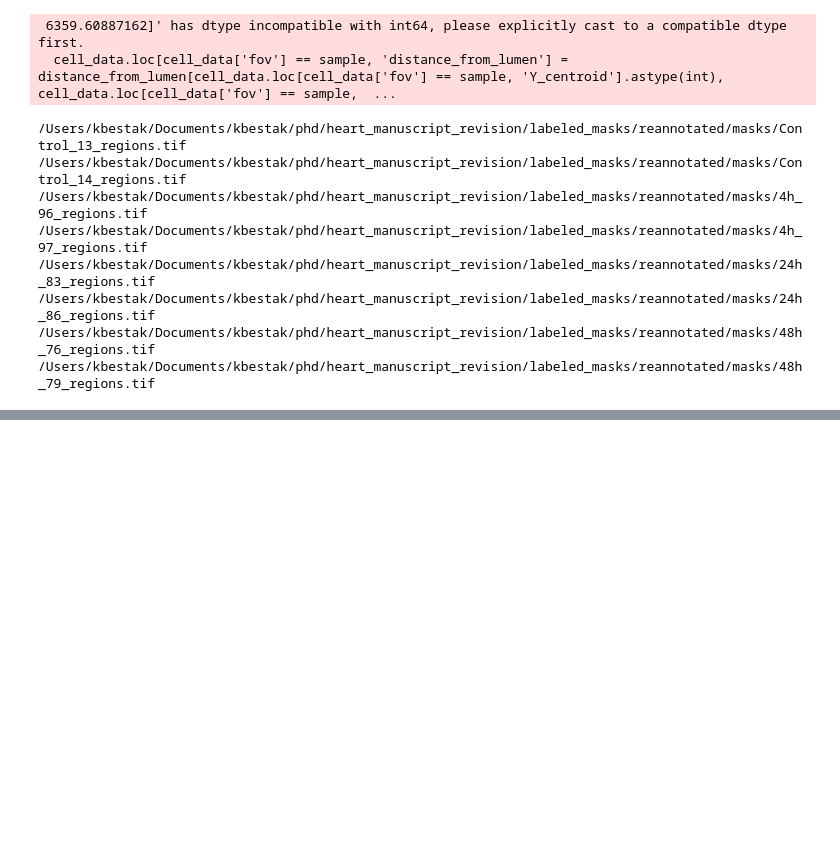
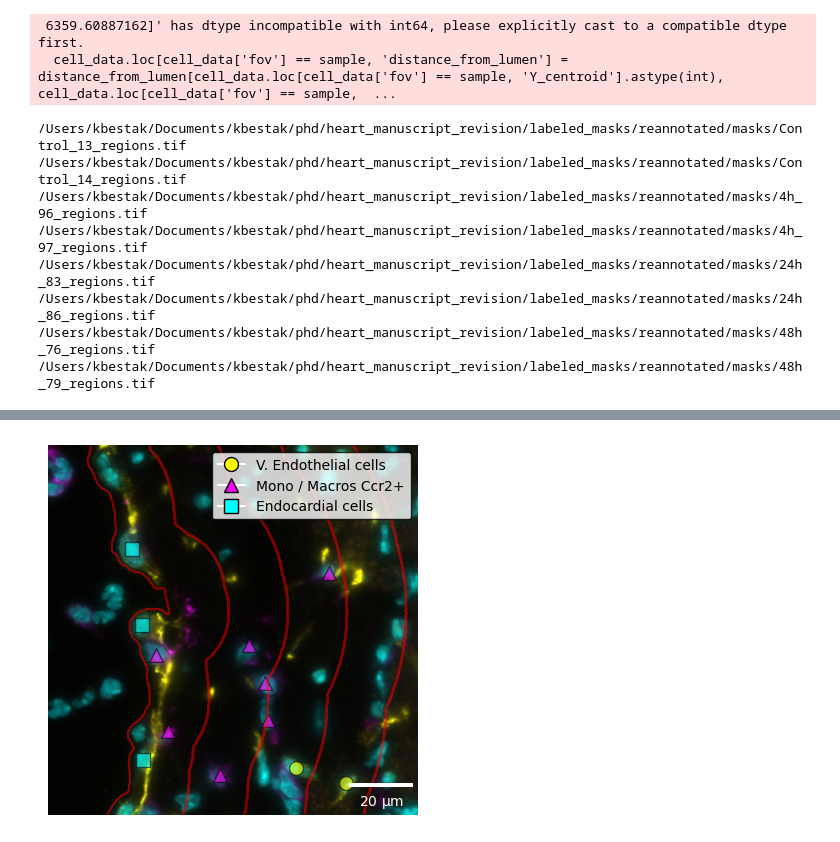
Before and after one commit to FloWuenne/mi_spatialomics, a Jupyter notebook: analysis/seqIF_python/seqIF.cell_table_postprocessing.ipynb, the cells around one changed output, grey strips where cells are left out. Drawn from its saved outputs; the diff is of its cells as text; code cells hidden in the pictures; blank space fills up the shorter version.

Commit message:
lumen bin plot

```diff
--- a/analysis/seqIF_python/seqIF.cell_table_postprocessing.ipynb
+++ b/analysis/seqIF_python/seqIF.cell_table_postprocessing.ipynb
@@ -113,0 +363,76 @@ cell_data.to_csv('/Users/kbestak/Documents/kbestak/phd/heart_manuscript_revision
+# %%
+import matplotlib.pyplot as plt
+from matplotlib_scalebar.scalebar import ScaleBar
+import numpy as np
+from skimage import segmentation
+
+# Define the region of interest
+roi_coords = [18065, 18565, 20009, 20509]
+
+# Extract the region of interest for each channel
+channel_0 = data[0][0, roi_coords[0]:roi_coords[1], roi_coords[2]:roi_coords[3]]  # Cyan
+channel_1 = data[0][7, roi_coords[0]:roi_coords[1], roi_coords[2]:roi_coords[3]]  # Magenta
+channel_2 = data[0][5, roi_coords[0]:roi_coords[1], roi_coords[2]:roi_coords[3]]  # Yellow
+
+# Normalize the channels to the range [0, 1]
+channel_0 = (channel_0 - channel_0.min()) / (channel_0.max() - channel_0.min())
+channel_1 = (channel_1 - channel_1.min()) / (channel_1.max() - channel_1.min())
+channel_2 = (channel_2 - channel_2.min()) / (channel_2.max()+3000 - channel_2.min())
+
+# Create RGB components for cyan, magenta, and yellow
+cyan = np.dstack((np.zeros_like(channel_0), channel_0, channel_0))  # Cyan: G + B
+magenta = np.dstack((channel_1, np.zeros_like(channel_1), channel_1))  # Magenta: R + B
+yellow = np.dstack((channel_2, channel_2, np.zeros_like(channel_2)))  # Yellow: R + G
+
+# Combine the RGB components
+rgb_image = np.clip(cyan + magenta + yellow, 0, 1)
+
+# Plot the RGB image
+plt.imshow(rgb_image)
+
+# Overlay the reannotated regions and lumen bins
+reannotated_CROP = reannotated_regions[roi_coords[0]:roi_coords[1], roi_coords[2]:roi_coords[3]]
+lumen_bins_CROP = lumen_bins[roi_coords[0]:roi_coords[1], roi_coords[2]:roi_coords[3]]
+
+# contours
+lumen_boundaries = segmentation.find_boundaries(lumen_bins_CROP, mode='outer')
+plt.contour(lumen_boundaries, colors='red', linewidths=1, alpha=0.5)  # Uniform contour intensity
+
+plt.axis('off')
+
+# add white points for all centroids in the crop
+centroids = cell_data_subset[(cell_data_subset['X_centroid'] >= roi_coords[2]) & (cell_data_subset['X_centroid'] < roi_coords[3]) & (cell_data_subset['Y_centroid'] >= roi_coords[0]) & (cell_data_subset['Y_centroid'] < roi_coords[1])]
+#plt.scatter(centroids['X_centroid'] - roi_coords[2], centroids['Y_centroid'] - roi_coords[0], color='white', marker='.')
+
+# cells that are mono/macrophages should be in magenta, and the size should be bigger, cells that are endothelial should be in yellow also bigger, cells that are endocardial should be in cyan
+mono_macrophages = centroids[centroids['final_cell_type'] == 'Mono / Macros Ccr2+']
+endothelial = centroids[centroids['final_cell_type'] == 'Endothelial cells']
+endocardial = centroids[centroids['final_cell_type'] == 'Endocardial cells']
+
+# the cells should have an outline monos should be squares, endothelial should be circles, endocardial should be triangles, no fill
+plt.scatter(mono_macrophages['X_centroid'] - roi_coords[2], mono_macrophages['Y_centroid'] - roi_coords[0], marker='^', s=100, edgecolor='black', color='magenta', alpha=0.6)
+plt.scatter(endothelial['X_centroid'] - roi_coords[2], endothelial['Y_centroid'] - roi_coords[0], marker='o', s=100, edgecolor='black', color='yellow', alpha=0.6)
+plt.scatter(endocardial['X_centroid'] - roi_coords[2], endocardial['Y_centroid'] - roi_coords[0], marker='s', s=100, edgecolor='black', color='cyan', alpha=0.6)
+
+# Add scale bar (1 pixel is 0.23 µm)
+microns_per_pixel = 0.00000023
+scalebar = ScaleBar(microns_per_pixel, location='lower right', color='white', box_alpha=0, scale_loc='bottom')
+plt.gca().add_artist(scalebar)
+plt.savefig('/Users/kbestak/Documents/kbestak/phd/heart_manuscript_revision/figures_quantification/24h_83_region_of_interest_plot_nolegend.svg', format='svg', bbox_inches='tight')
+plt.savefig('/Users/kbestak/Documents/kbestak/phd/heart_manuscript_revision/figures_quantification/24h_83_region_of_interest_plot_nolegend.png', dpi=300, bbox_inches='tight')
+
+# add a legend specifying the colors and shapes
+handles = [
+
+    plt.Line2D([0], [0], marker='o', color='w', label='V. Endothelial cells', markerfacecolor='yellow', markersize=10, markeredgecolor='black'),
+    plt.Line2D([0], [0], marker='^', color='w', label='Mono / Macros Ccr2+', markerfacecolor='magenta', markersize=10, markeredgecolor='black'),
+    plt.Line2D([0], [0], marker='s', color='w', label='Endocardial cells', markerfacecolor='cyan', markersize=10, markeredgecolor='black')
+]
+plt.legend(handles=handles, loc='upper right', fontsize=10, frameon=True, edgecolor='black')
+
+plt.savefig('/Users/kbestak/Documents/kbestak/phd/heart_manuscript_revision/figures_quantification/24h_83_region_of_interest_plot.svg', format='svg', bbox_inches='tight')
+plt.savefig('/Users/kbestak/Documents/kbestak/phd/heart_manuscript_revision/figures_quantification/24h_83_region_of_interest_plot.png', dpi=300, bbox_inches='tight')
+
+plt.show()
+# %% [output]
+[figure, added]
```
Also changed, not shown: parts of 9 cells of this notebook.
